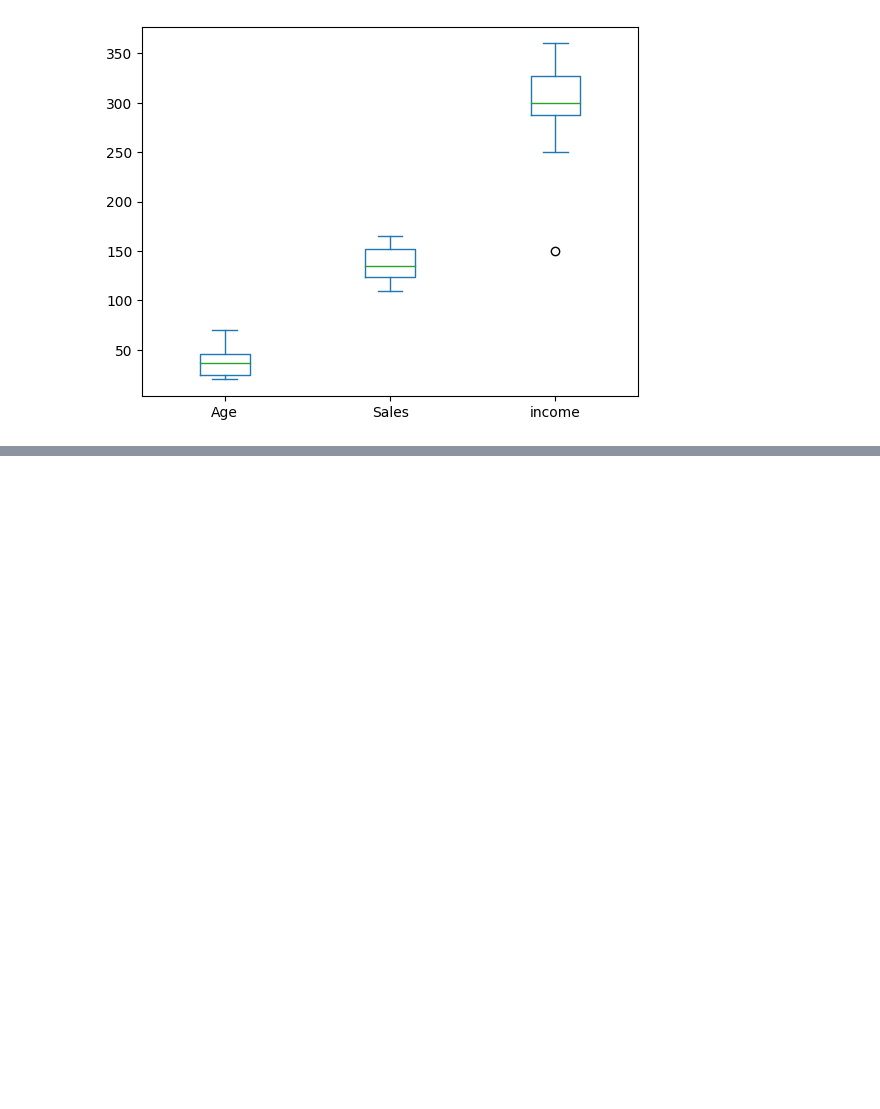
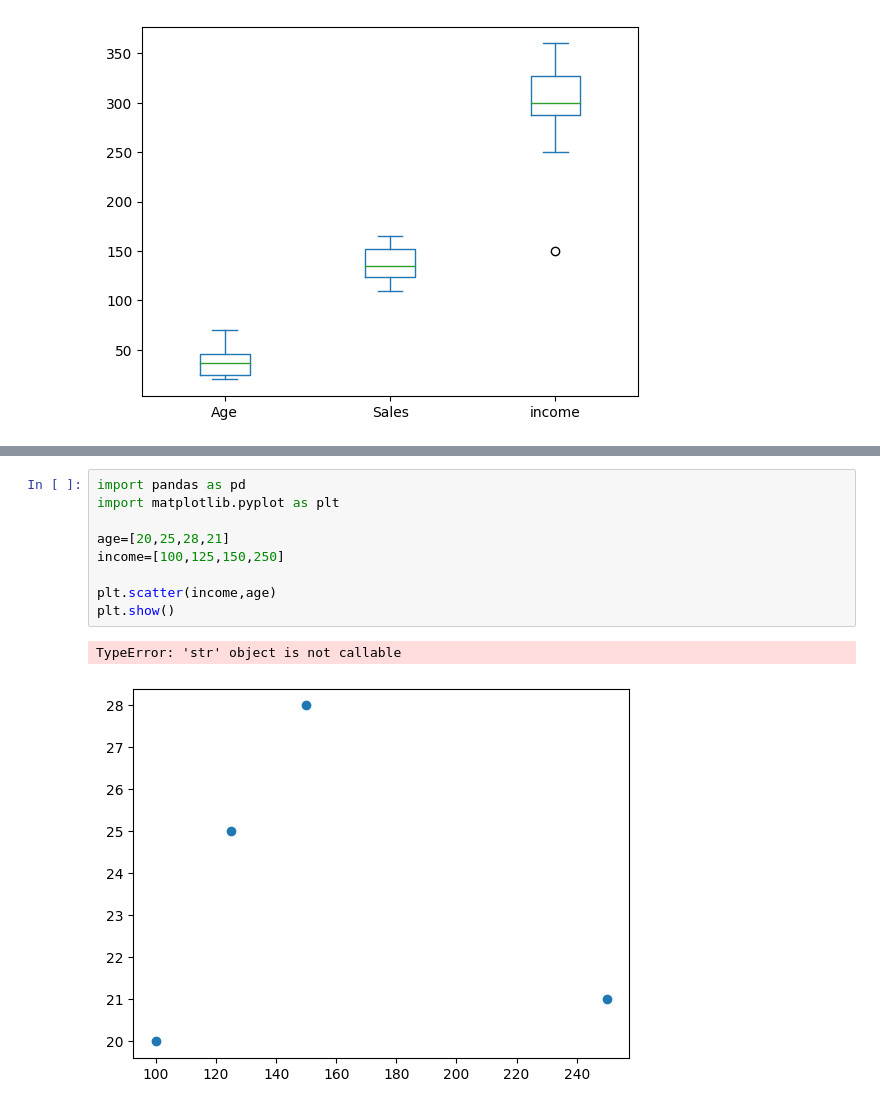
Before and after one commit to keonicsx/Code_Storage, a Jupyter notebook: Module3.ipynb, the cells around one changed output, grey strips where cells are left out. Saved outputs shown, nothing was run; the diff lists cells and outputs as text; blank space fills up the shorter version.

```diff
--- a/Module3.ipynb
+++ b/Module3.ipynb
@@ -110,0 +125,12 @@ plt.show()
+# %%
+import pandas as pd
+import matplotlib.pyplot as plt
+
+age=[20,25,28,21]
+income=[100,125,150,250]
+
+plt.scatter(income,age)
+plt.show()
+# %% [output]
+TypeError: 'str' object is not callable
+[figure, added]
```
Also changed, not shown: parts of 6 cells of this notebook, 1 other file.
